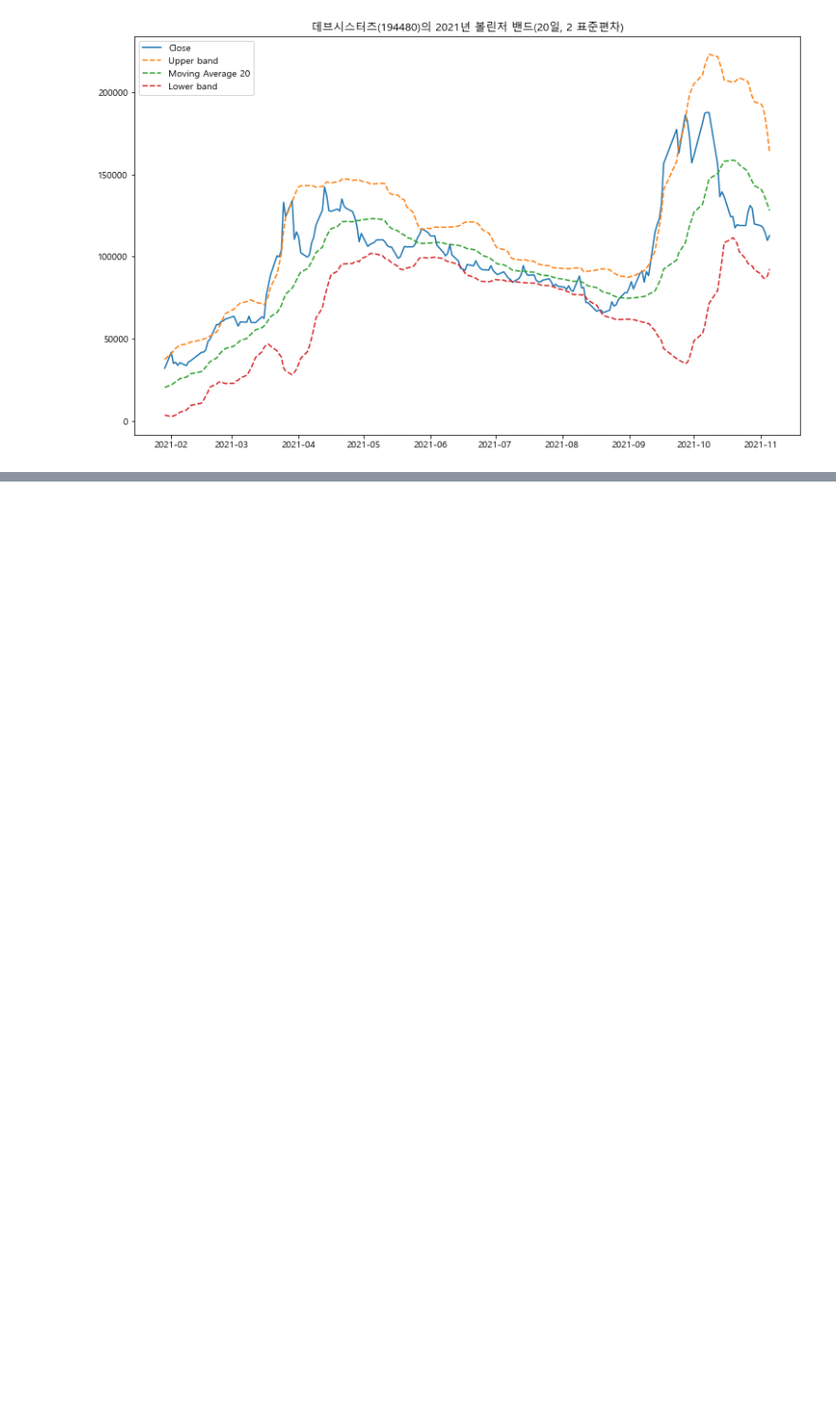
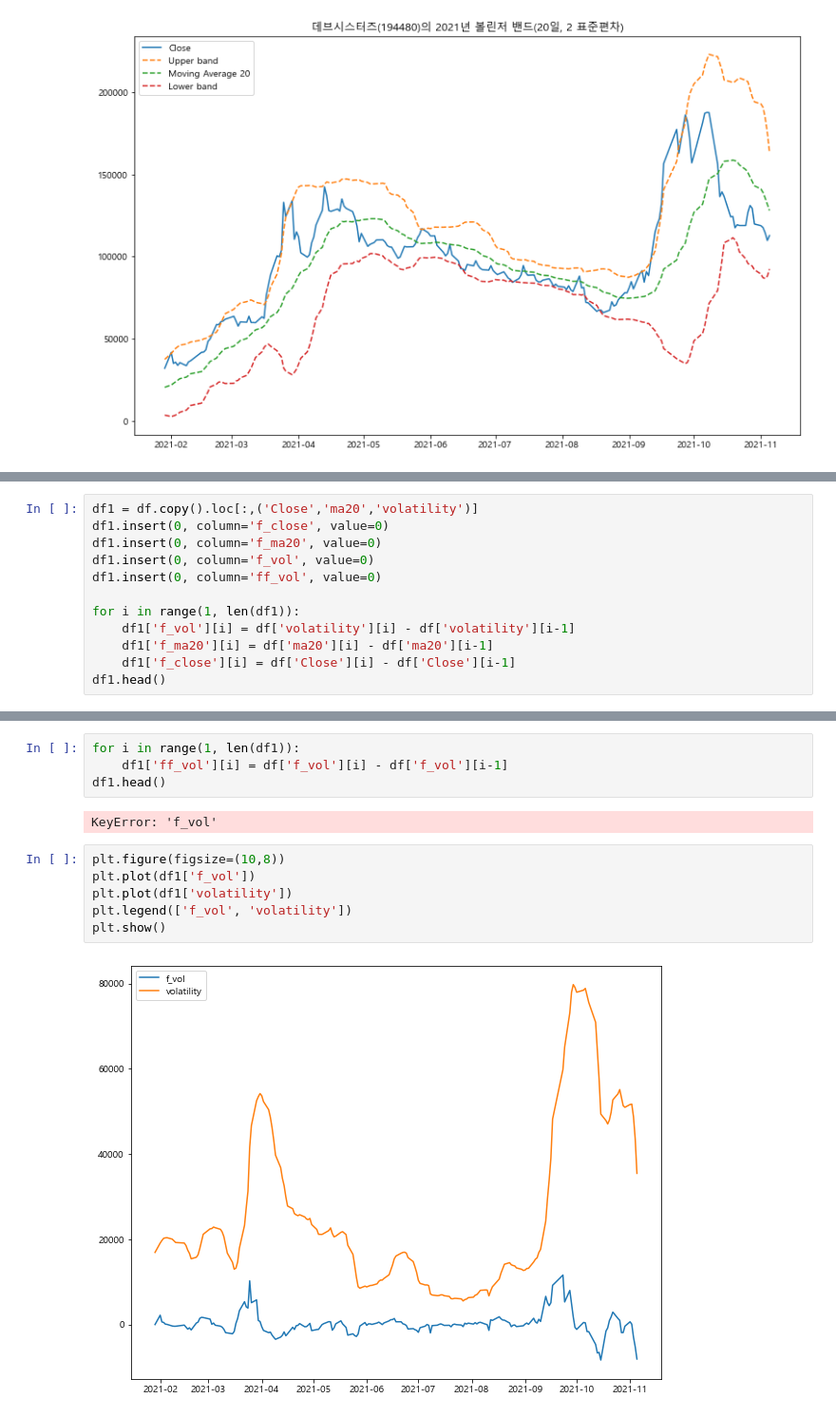
Before and after one commit to ghdakrk/Study_quant, a Jupyter notebook: bollinger_band.ipynb, the cells around one changed output, grey strips where cells are left out. Shown at 95% size. Cells and saved outputs as stored; diff of their text form; blank space fills up the shorter version.

```diff
--- a/bollinger_band.ipynb
+++ b/bollinger_band.ipynb
@@ -79,0 +68,12 @@ df.head()
+# %%
+df1 = df.copy().loc[:,('Close','ma20','volatility')]
+df1.insert(0, column='f_close', value=0)
+df1.insert(0, column='f_ma20', value=0)
+df1.insert(0, column='f_vol', value=0)
+df1.insert(0, column='ff_vol', value=0)
+
+for i in range(1, len(df1)):
+    df1['f_vol'][i] = df['volatility'][i] - df['volatility'][i-1]
+    df1['f_ma20'][i] = df['ma20'][i] - df['ma20'][i-1]
+    df1['f_close'][i] = df['Close'][i] - df['Close'][i-1]
+df1.head()
@@ -79,0 +100,14 @@ df.head()
+# %%
+for i in range(1, len(df1)):
+    df1['ff_vol'][i] = df['f_vol'][i] - df['f_vol'][i-1]
+df1.head()
+# %% [output]
+KeyError: 'f_vol'
+# %%
+plt.figure(figsize=(10,8))
+plt.plot(df1['f_vol'])
+plt.plot(df1['volatility'])
+plt.legend(['f_vol', 'volatility'])
+plt.show()
+# %% [output]
+[figure, added]
```
Also changed, not shown: parts of 17 cells of this notebook, 2 other files.
